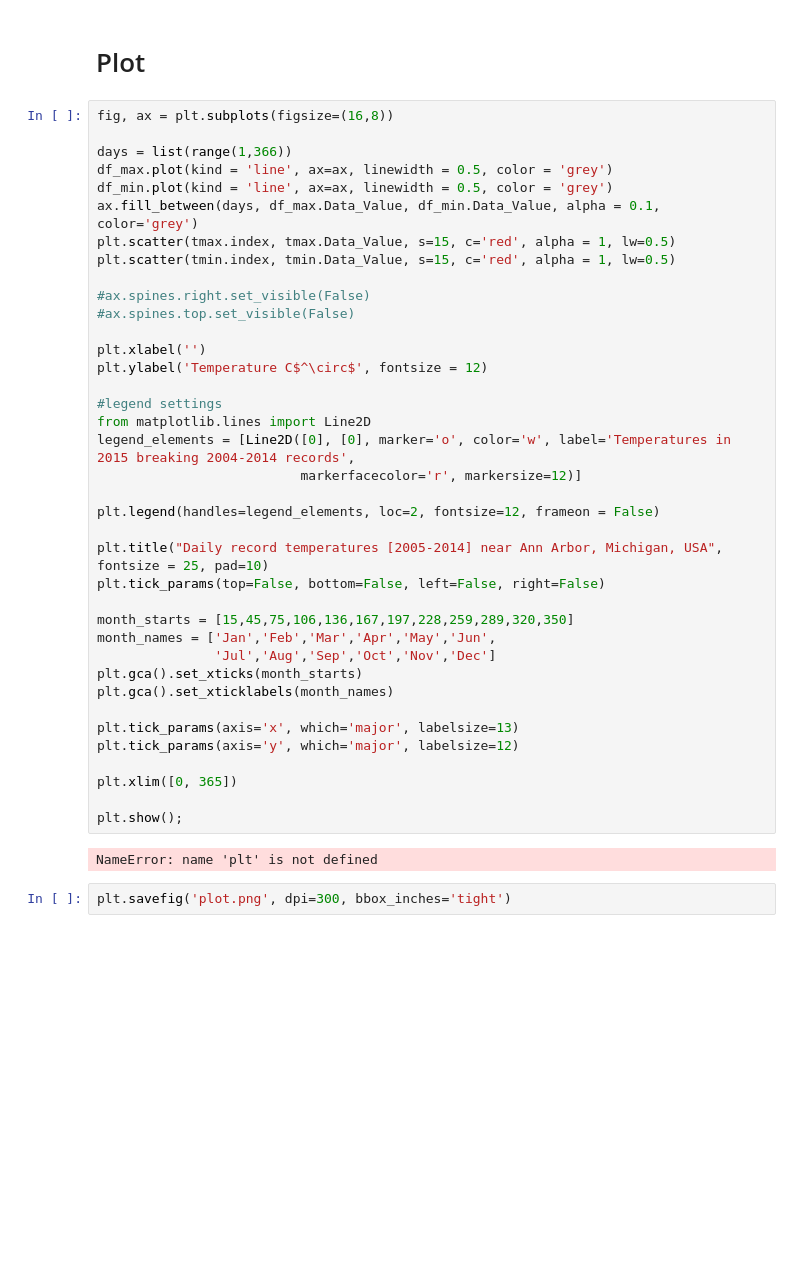
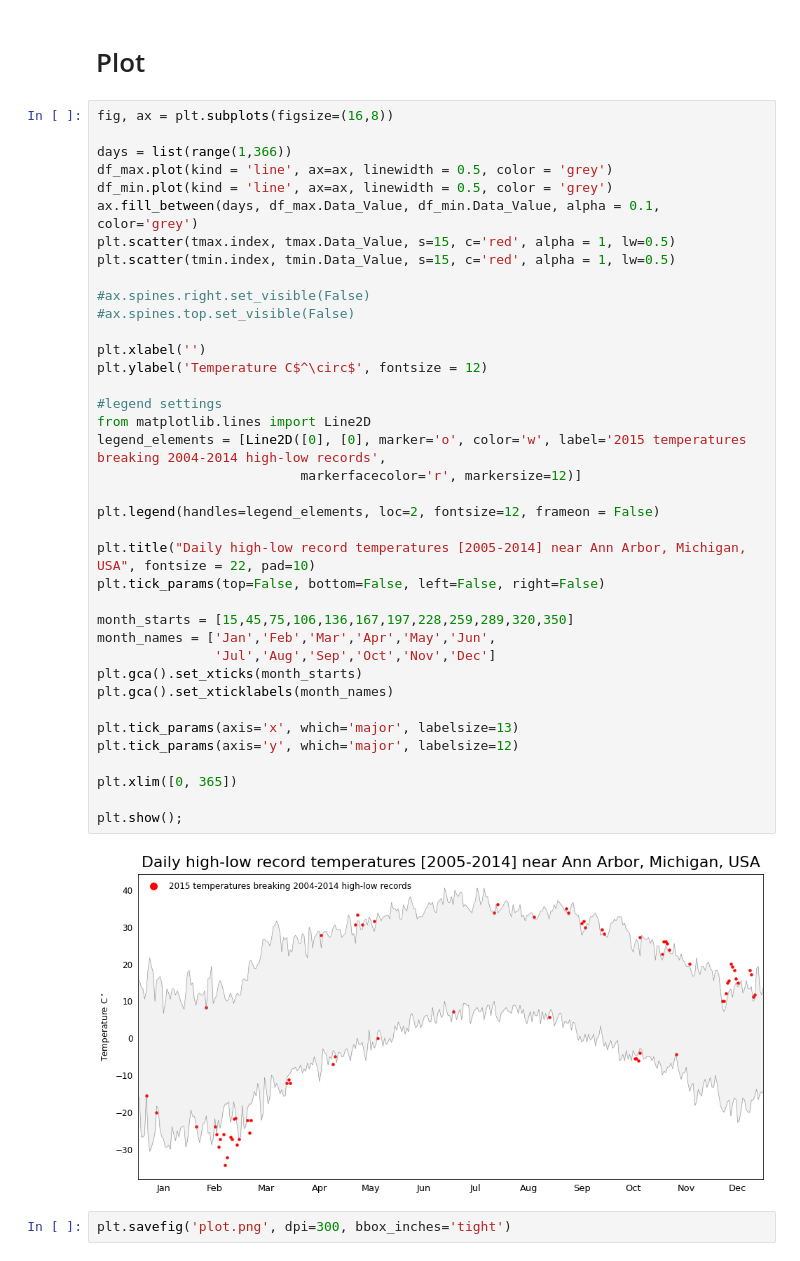
Before and after one commit to FranciscoGabrielMiranda/Weather_patterns, a Jupyter notebook: Weather Patterns.ipynb, the cells around one changed output. Drawn from its saved outputs; the diff is of its cells as text; blank space fills up the shorter version.

```diff
--- a/Weather Patterns.ipynb
+++ b/Weather Patterns.ipynb
@@ -195,35 +192,35 @@ ax.fill_between(days, df_max.Data_Value, df_min.Data_Value, alpha = 0.1, color='
 plt.scatter(tmax.index, tmax.Data_Value, s=15, c='red', alpha = 1, lw=0.5)
 plt.scatter(tmin.index, tmin.Data_Value, s=15, c='red', alpha = 1, lw=0.5)
 
 #ax.spines.right.set_visible(False)
 #ax.spines.top.set_visible(False)
 
 plt.xlabel('')
 plt.ylabel('Temperature C$^\circ$', fontsize = 12)
 
 #legend settings
 from matplotlib.lines import Line2D
-legend_elements = [Line2D([0], [0], marker='o', color='w', label='Temperatures in 2015 breaking 2004-2014 records',
+legend_elements = [Line2D([0], [0], marker='o', color='w', label='2015 temperatures breaking 2004-2014 high-low records',
                           markerfacecolor='r', markersize=12)]
 
 plt.legend(handles=legend_elements, loc=2, fontsize=12, frameon = False)
 
-plt.title("Daily record temperatures [2005-2014] near Ann Arbor, Michigan, USA", fontsize = 25, pad=10)
+plt.title("Daily high-low record temperatures [2005-2014] near Ann Arbor, Michigan, USA", fontsize = 22, pad=10)
 plt.tick_params(top=False, bottom=False, left=False, right=False)
 
 month_starts = [15,45,75,106,136,167,197,228,259,289,320,350]
 month_names = ['Jan','Feb','Mar','Apr','May','Jun',
                'Jul','Aug','Sep','Oct','Nov','Dec']
 plt.gca().set_xticks(month_starts)
 plt.gca().set_xticklabels(month_names)
 
 plt.tick_params(axis='x', which='major', labelsize=13)
 plt.tick_params(axis='y', which='major', labelsize=12)
 
 plt.xlim([0, 365])
 
 plt.show();
 # %% [output]
-NameError: name 'plt' is not defined
+[figure, added]
 # %%
 plt.savefig('plot.png', dpi=300, bbox_inches='tight')
```
Also changed, not shown: parts of 3 cells of this notebook.
